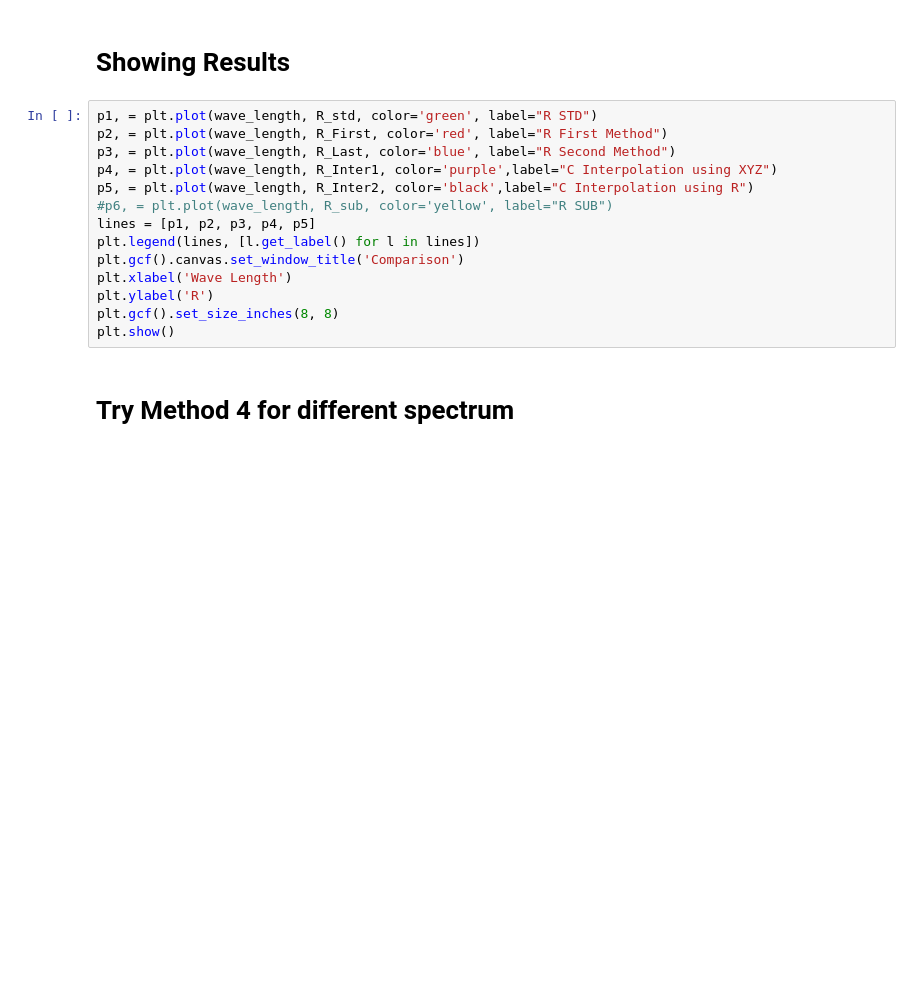
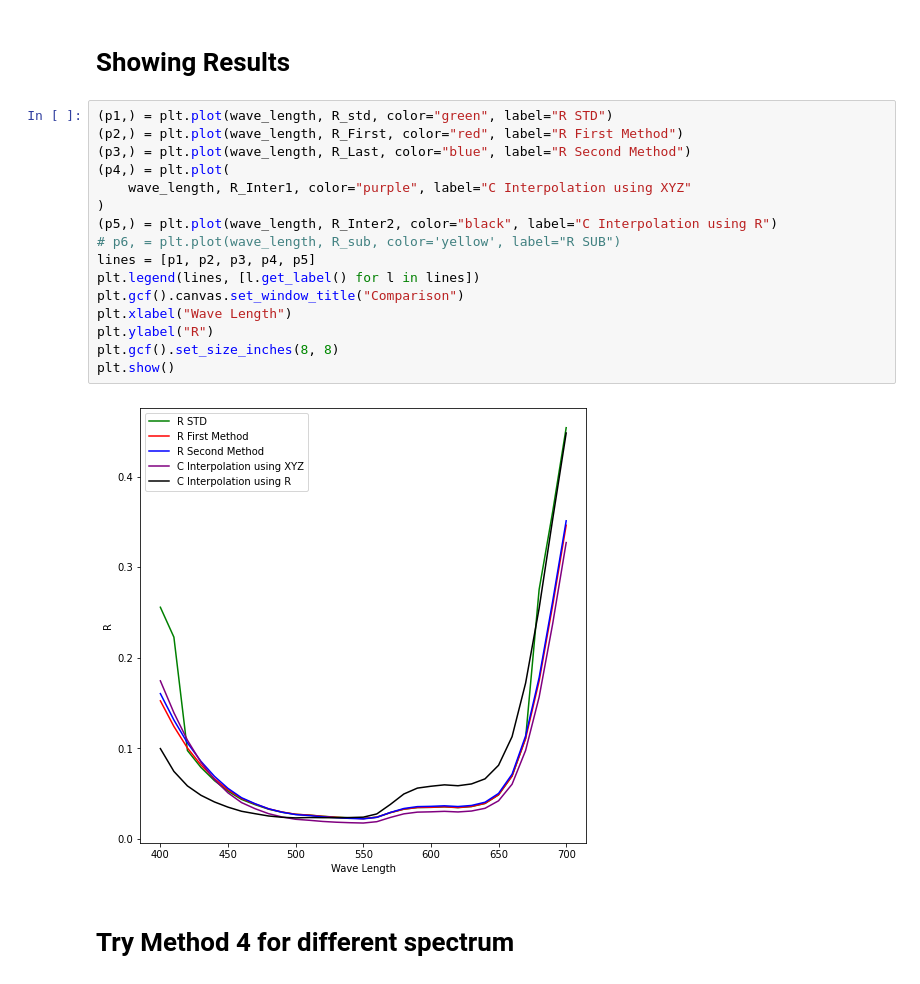
Before and after one commit to mohammadsa9/ColorMatching, a Jupyter notebook: Example 4/main.ipynb, the cells around one changed output. Drawn from its saved outputs; the diff is of its cells as text; blank space fills up the shorter version.

```diff
--- a/Example 4/main.ipynb
+++ b/Example 4/main.ipynb
@@ -291,19 +316,23 @@ plt.show()
 # %% [markdown]
 # Showing Results
 # %%
-p1, = plt.plot(wave_length, R_std, color='green', label="R STD")
-p2, = plt.plot(wave_length, R_First, color='red', label="R First Method")
-p3, = plt.plot(wave_length, R_Last, color='blue', label="R Second Method")
-p4, = plt.plot(wave_length, R_Inter1, color='purple',label="C Interpolation using XYZ")
-p5, = plt.plot(wave_length, R_Inter2, color='black',label="C Interpolation using R")
-#p6, = plt.plot(wave_length, R_sub, color='yellow', label="R SUB")
+(p1,) = plt.plot(wave_length, R_std, color="green", label="R STD")
+(p2,) = plt.plot(wave_length, R_First, color="red", label="R First Method")
+(p3,) = plt.plot(wave_length, R_Last, color="blue", label="R Second Method")
+(p4,) = plt.plot(
+    wave_length, R_Inter1, color="purple", label="C Interpolation using XYZ"
+)
+(p5,) = plt.plot(wave_length, R_Inter2, color="black", label="C Interpolation using R")
+# p6, = plt.plot(wave_length, R_sub, color='yellow', label="R SUB")
 lines = [p1, p2, p3, p4, p5]
 plt.legend(lines, [l.get_label() for l in lines])
-plt.gcf().canvas.set_window_title('Comparison')
-plt.xlabel('Wave Length')
-plt.ylabel('R')
+plt.gcf().canvas.set_window_title("Comparison")
+plt.xlabel("Wave Length")
+plt.ylabel("R")
 plt.gcf().set_size_inches(8, 8)
 plt.show()
+# %% [output]
+[figure, added]
 # %% [markdown]
 # Try Method 4 for different spectrum
 # %%
```
Also changed, not shown: parts of 5 cells of this notebook, 3 other files.
